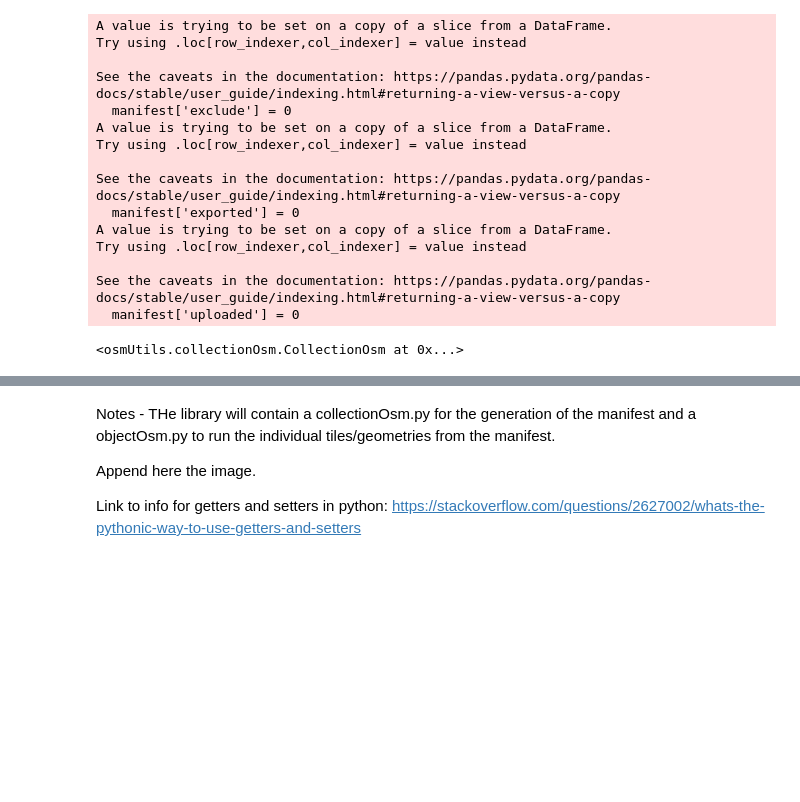
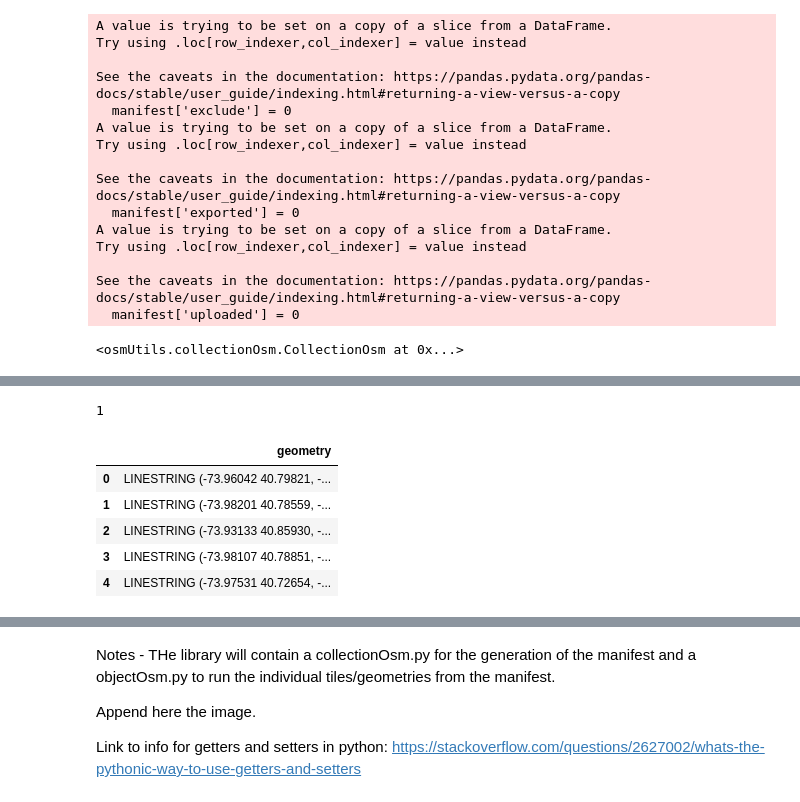
Before and after one commit to vizzTools/osmUtils, a Jupyter notebook: osmUtils_prototype.ipynb, the cells around one changed output, grey strips where cells are left out. Cells and saved outputs as stored; diff of their text form; code cells hidden in the pictures; blank space fills up the shorter version.

```diff
--- a/osmUtils_prototype.ipynb
+++ b/osmUtils_prototype.ipynb
@@ -68,0 +70,7 @@ col.
+# %%
+osm_Data = osmu.OsmDownload(
+    geometry,
+    osm_type='all_roads',
+    custom_filter=None,
+    output_path=None,
+)
@@ -68,0 +86,15 @@ col.
+# %%
+response = osm_Data.osm_json
+len(response)
+# %% [output]
+1
+# %%
+osm_df = osm_Data.osm_gdf
+osm_df.head()
+# %% [output]
+|  | geometry |
+| 0 | LINESTRING (-73.96042 40.79821, -... |
+| 1 | LINESTRING (-73.98201 40.78559, -... |
+| 2 | LINESTRING (-73.93133 40.85930, -... |
+| 3 | LINESTRING (-73.98107 40.78851, -... |
+| 4 | LINESTRING (-73.97531 40.72654, -... |
```
Also changed, not shown: parts of 10 cells of this notebook, 4 other files.
